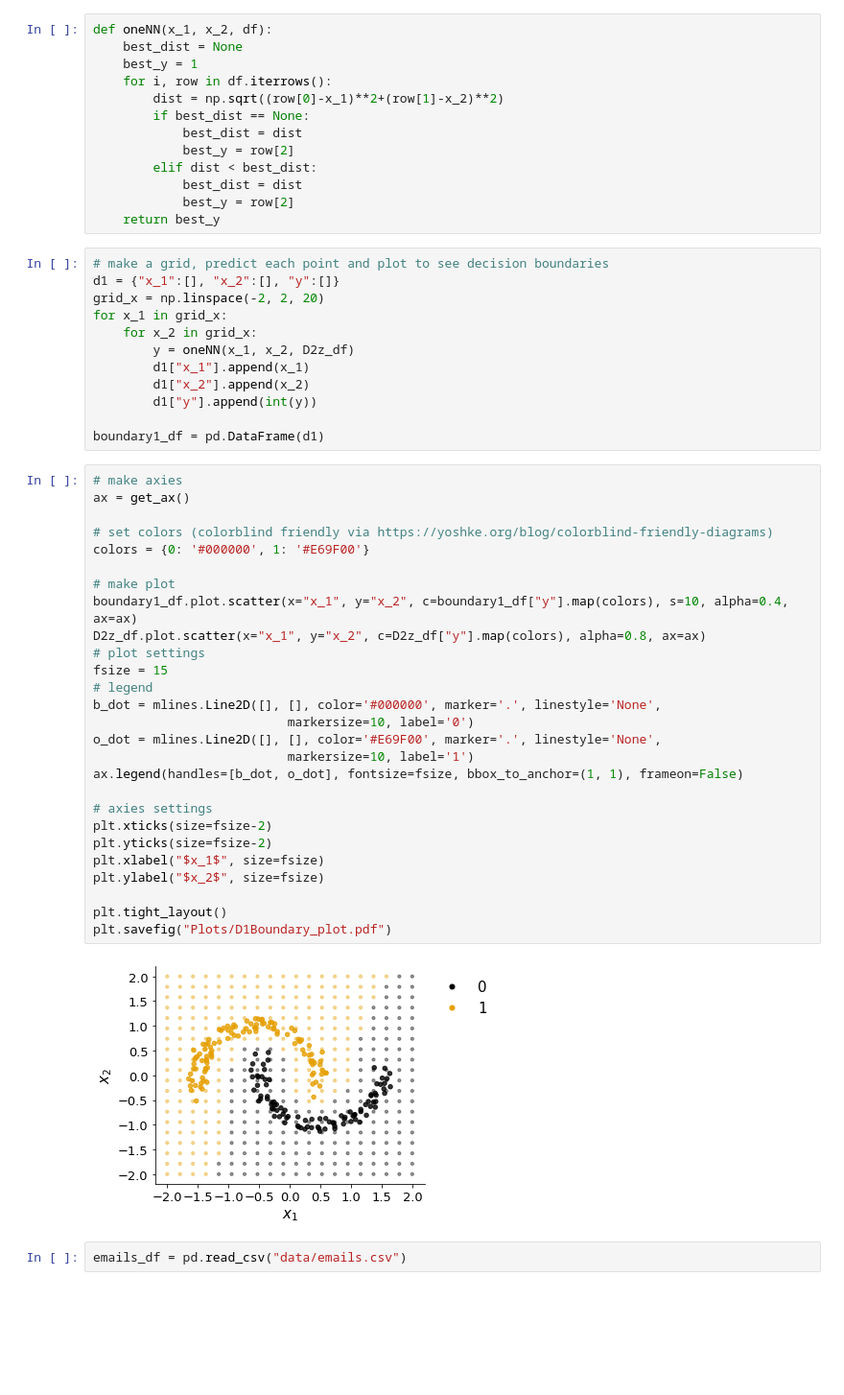
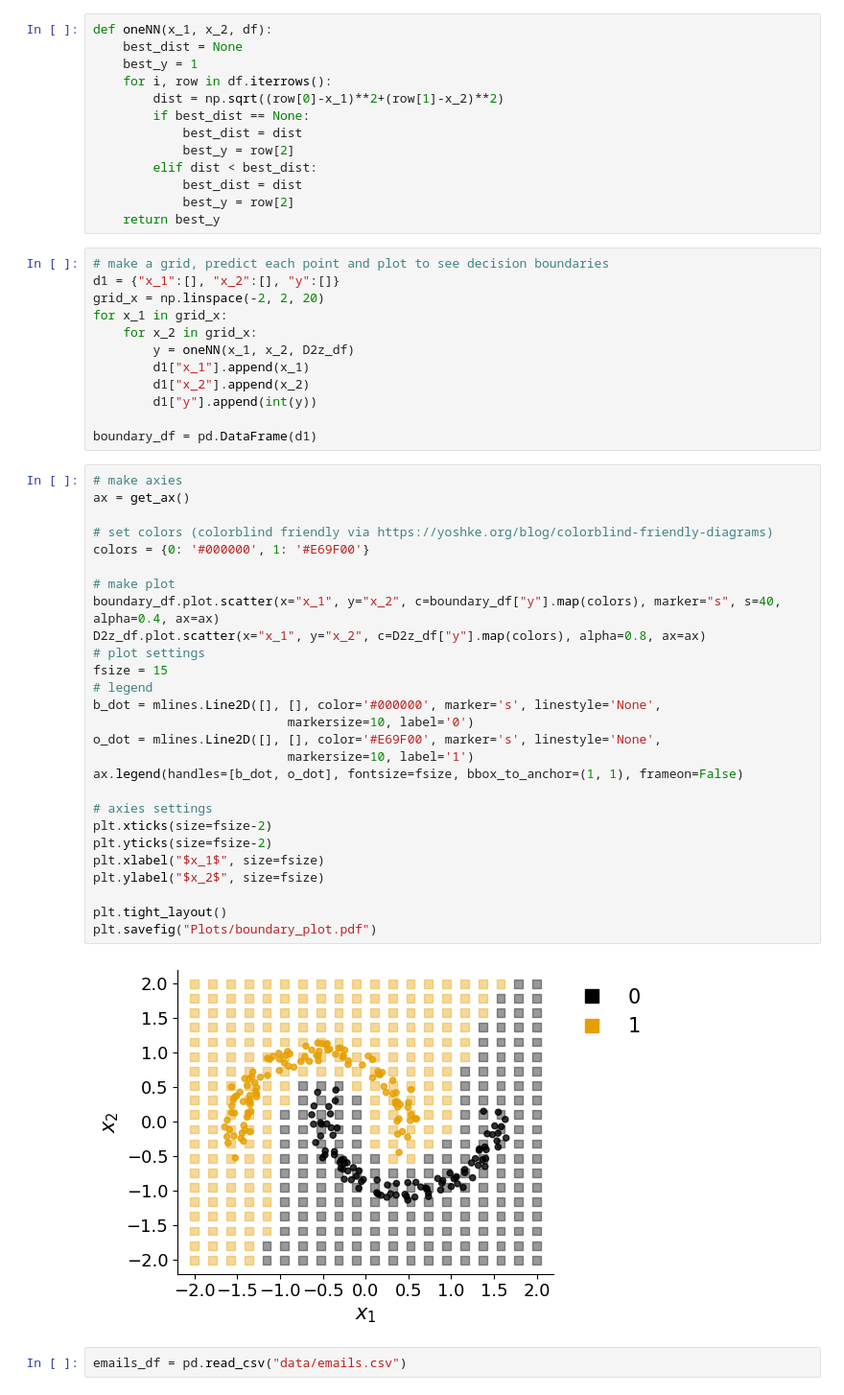
Before and after one commit to TurnerEntenmann/CS760_HW3, a Jupyter notebook: main.ipynb, the cells around one changed output. Shown: that part at 96% size. Cells and saved outputs as stored; diff of their text form; blank space fills up the shorter version.

```diff
--- a/main.ipynb
+++ b/main.ipynb
@@ -45,36 +45,36 @@ for x_1 in grid_x:
         d1["x_2"].append(x_2)
         d1["y"].append(int(y))
 
-boundary1_df = pd.DataFrame(d1)
+boundary_df = pd.DataFrame(d1)
 # %%
 # make axies
 ax = get_ax()
 
 # set colors (colorblind friendly via https://yoshke.org/blog/colorblind-friendly-diagrams)
 colors = {0: '#000000', 1: '#E69F00'}
 
 # make plot
-boundary1_df.plot.scatter(x="x_1", y="x_2", c=boundary1_df["y"].map(colors), s=10, alpha=0.4, ax=ax)
+boundary_df.plot.scatter(x="x_1", y="x_2", c=boundary_df["y"].map(colors), marker="s", s=40, alpha=0.4, ax=ax)
 D2z_df.plot.scatter(x="x_1", y="x_2", c=D2z_df["y"].map(colors), alpha=0.8, ax=ax)
 # plot settings
 fsize = 15
 # legend
-b_dot = mlines.Line2D([], [], color='#000000', marker='.', linestyle='None',
+b_dot = mlines.Line2D([], [], color='#000000', marker='s', linestyle='None',
                           markersize=10, label='0')
-o_dot = mlines.Line2D([], [], color='#E69F00', marker='.', linestyle='None',
+o_dot = mlines.Line2D([], [], color='#E69F00', marker='s', linestyle='None',
                           markersize=10, label='1')
 ax.legend(handles=[b_dot, o_dot], fontsize=fsize, bbox_to_anchor=(1, 1), frameon=False)
 
 # axies settings
 plt.xticks(size=fsize-2)
 plt.yticks(size=fsize-2)
 plt.xlabel("$x_1$", size=fsize)
 plt.ylabel("$x_2$", size=fsize)
 
 plt.tight_layout()
-plt.savefig("Plots/D1Boundary_plot.pdf")
+plt.savefig("Plots/boundary_plot.pdf")
 # %% [output]
-[figure, old version]
+[figure, new version]
 # %%
 emails_df = pd.read_csv("data/emails.csv")
 # %%
```
Also changed, not shown: parts of 5 cells of this notebook, 2 other files.
